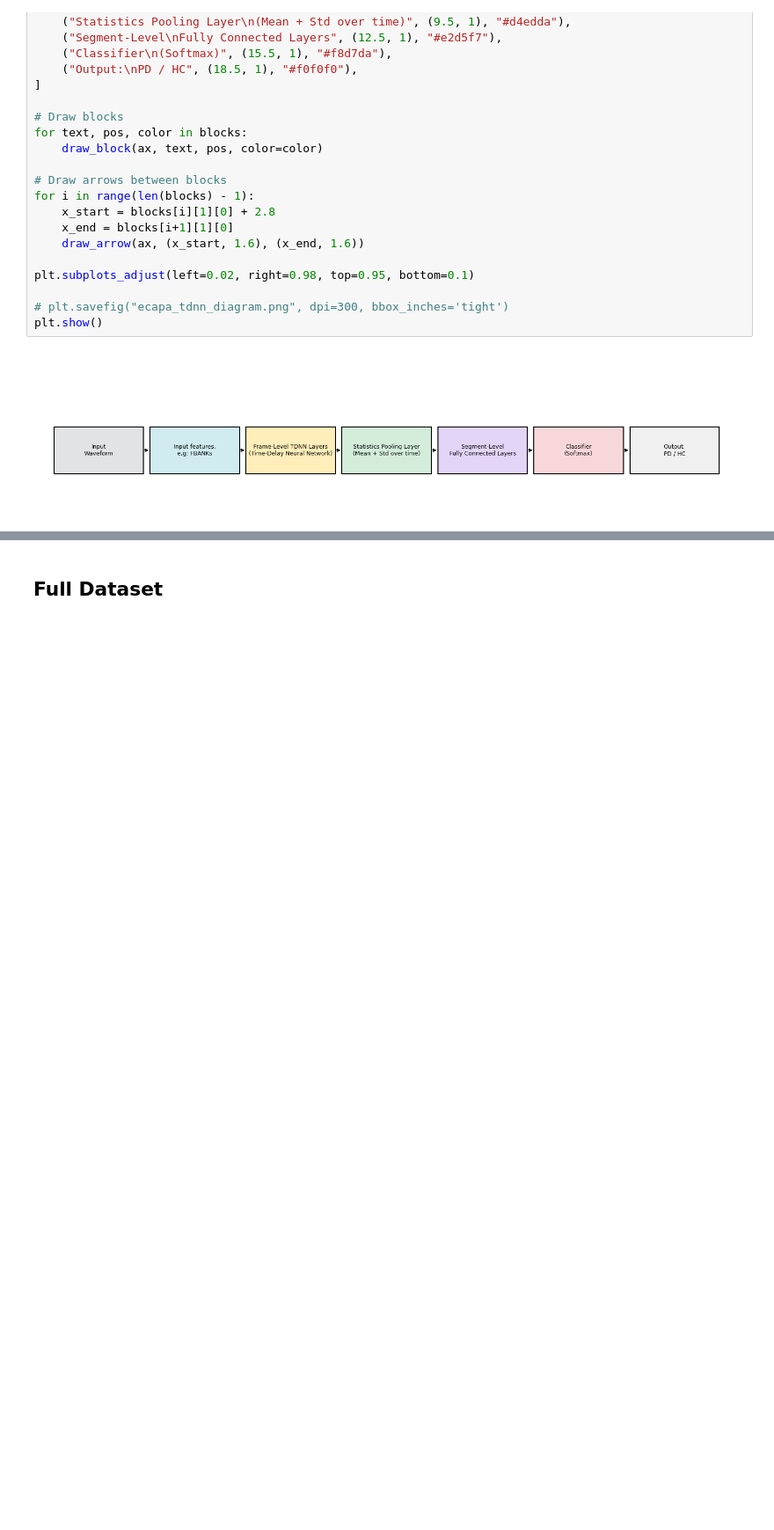
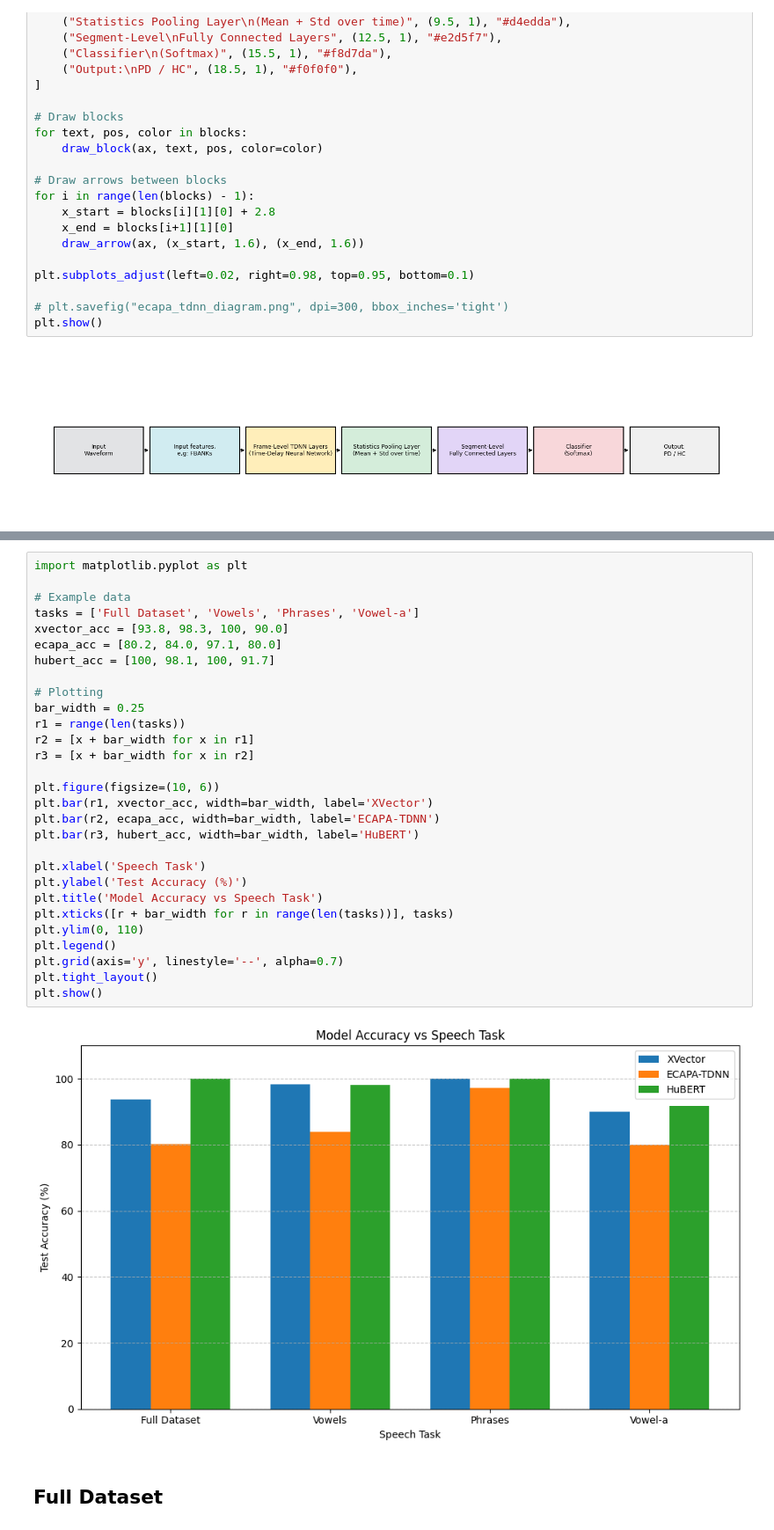
Before and after one commit to Maab-Nimir/Parkinson-Disease-Detection, a Jupyter notebook: train_models/xvector.ipynb, the cells around one changed output, grey strips where cells are left out. Shown: that part at 88% size. Drawn from its saved outputs; the diff is of its cells as text; blank space fills up the shorter version.

```diff
--- a/train_models/xvector.ipynb
+++ b/train_models/xvector.ipynb
@@ -96,6 +96,37 @@ The table shows the test accuracy% of Xvector and ECAPA-TDNN (both from scratch)
 | vowel-a/Hubert | 91.7 | 83.3 | 100 | 1.0 |
 
 ---
+# %%
+import matplotlib.pyplot as plt
+
+# Example data
+tasks = ['Full Dataset', 'Vowels', 'Phrases', 'Vowel-a']
+xvector_acc = [93.8, 98.3, 100, 90.0]
+ecapa_acc = [80.2, 84.0, 97.1, 80.0]
+hubert_acc = [100, 98.1, 100, 91.7]
+
+# Plotting
+bar_width = 0.25
+r1 = range(len(tasks))
+r2 = [x + bar_width for x in r1]
+r3 = [x + bar_width for x in r2]
+
+plt.figure(figsize=(10, 6))
+plt.bar(r1, xvector_acc, width=bar_width, label='XVector')
+plt.bar(r2, ecapa_acc, width=bar_width, label='ECAPA-TDNN')
+plt.bar(r3, hubert_acc, width=bar_width, label='HuBERT')
+
+plt.xlabel('Speech Task')
+plt.ylabel('Test Accuracy (%)')
+plt.title('Model Accuracy vs Speech Task')
+plt.xticks([r + bar_width for r in range(len(tasks))], tasks)
+plt.ylim(0, 110)
+plt.legend()
+plt.grid(axis='y', linestyle='--', alpha=0.7)
+plt.tight_layout()
+plt.show()
+# %% [output]
+[figure, added]
 # %% [markdown]
 ## Full Dataset
 # %% [markdown]
```
Also changed, not shown: parts of 5 cells of this notebook, 5 other files.
